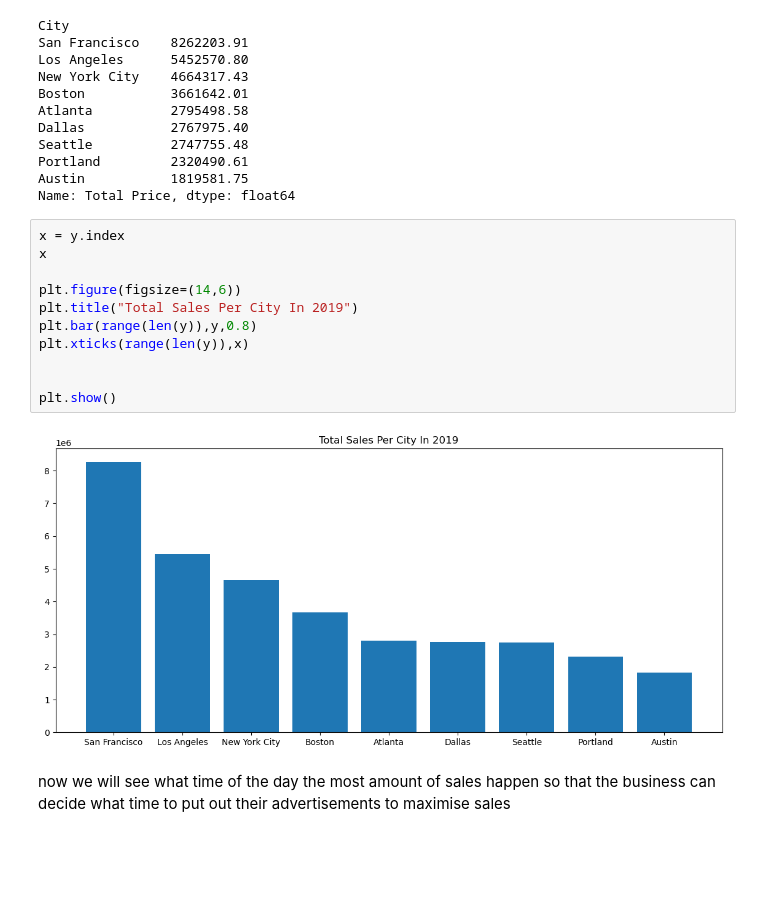
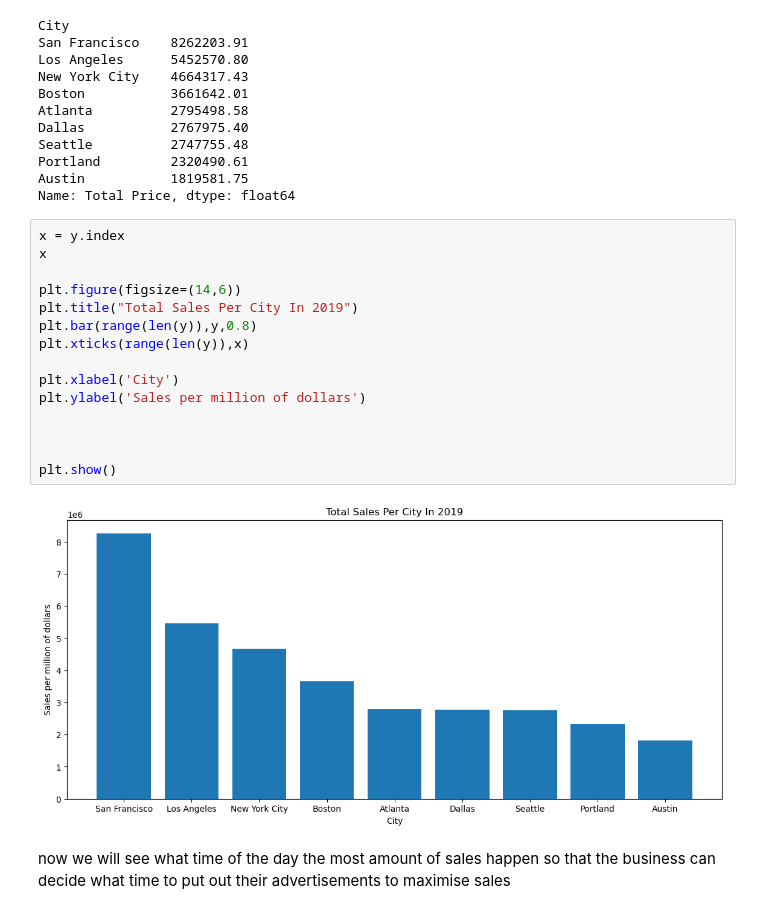
Before and after one commit to shazabhassan/SalesAnalysis-Pandas-and-Matplotlib-, a Jupyter notebook: SalesAnalysis.ipynb, the cells around one changed output. Saved outputs shown, nothing was run; the diff lists cells and outputs as text; blank space fills up the shorter version.

```diff
--- a/SalesAnalysis.ipynb
+++ b/SalesAnalysis.ipynb
@@ -571,16 +615,20 @@ Name: Total Price, dtype: float64
 # %%
 x = y.index
 x
 
 plt.figure(figsize=(14,6))
 plt.title("Total Sales Per City In 2019")
 plt.bar(range(len(y)),y,0.8)
 plt.xticks(range(len(y)),x)
 
+plt.xlabel('City')
+plt.ylabel('Sales per million of dollars')
+
+
 
 plt.show()
 # %% [output]
-[figure, old version]
+[figure, new version]
 # %% [markdown]
 now we will see what time of the day the most amount of sales happen so that the business can decide what time to put out their advertisements to maximise sales
 # %%
```
Also changed, not shown: parts of 22 cells of this notebook.
